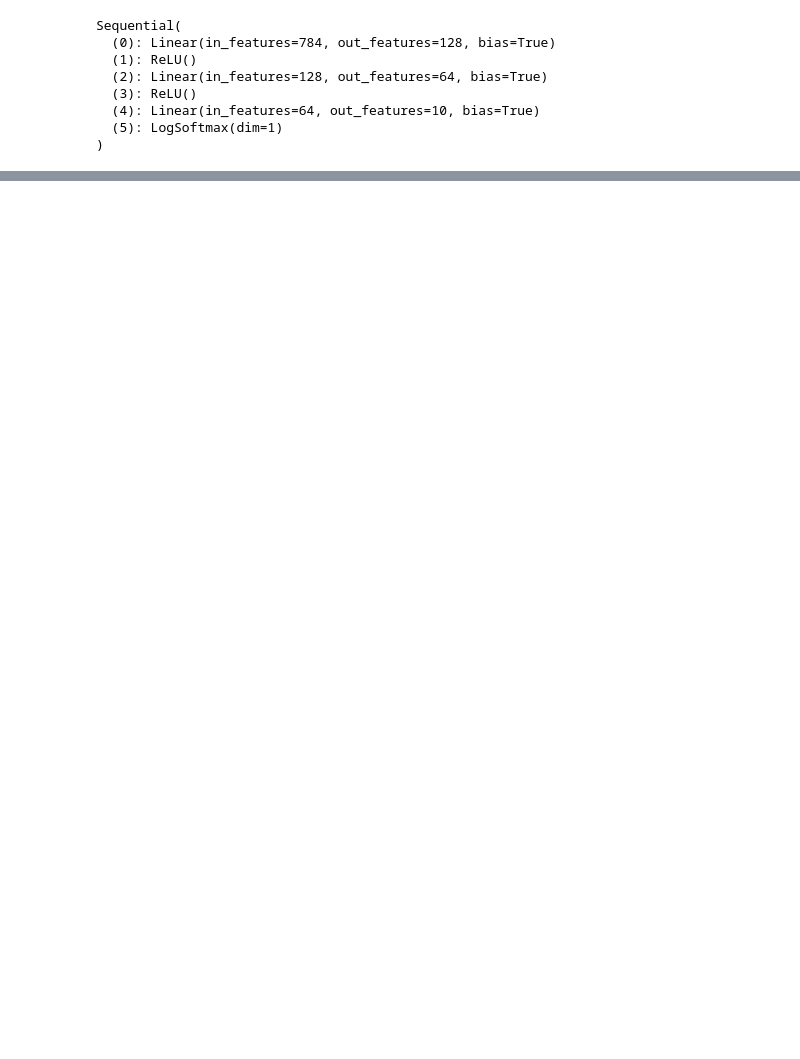
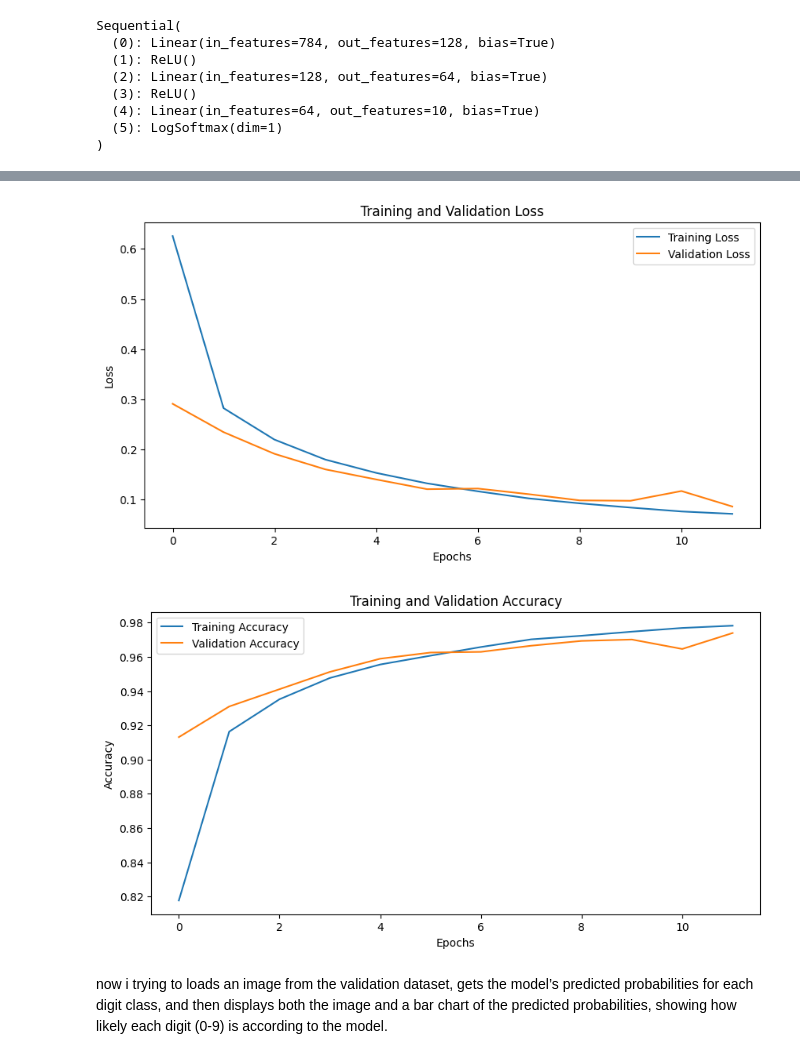
Before and after one commit to dhia06-dridi/cnn_MNIST_pytorch, a Jupyter notebook: CNN_torch.ipynb, the cells around one changed output, grey strips where cells are left out. Saved outputs shown, nothing was run; the diff lists cells and outputs as text; code cells hidden in the pictures; blank space fills up the shorter version.

```diff
--- a/CNN_torch.ipynb
+++ b/CNN_torch.ipynb
@@ -198,3 +233,28 @@ Training Time (in minutes) = 0.934420637289683
+# %%
+# Tracé des courbes de loss
+plt.figure(figsize=(10, 5))
+plt.plot(train_losses, label='Training Loss')
+plt.plot(val_losses, label='Validation Loss')
+plt.xlabel('Epochs')
+plt.ylabel('Loss')
+plt.title('Training and Validation Loss')
+plt.legend()
+plt.show()
+
+# Tracé des courbes d'accuracy
+plt.figure(figsize=(10, 5))
+plt.plot(train_accuracies, label='Training Accuracy')
+plt.plot(val_accuracies, label='Validation Accuracy')
+plt.xlabel('Epochs')
+plt.ylabel('Accuracy')
+plt.title('Training and Validation Accuracy')
+plt.legend()
+plt.show()
+# %% [output]
+[figure, added]
+[figure, added]
+# %% [markdown]
+ now i trying to loads an image from the validation dataset, gets the model’s predicted probabilities for each digit class, and then displays both the image and a bar chart of the predicted probabilities, showing how likely each digit (0-9) is according to the model.
 # %%
 import matplotlib.pyplot as plt
 import numpy as np
```
Also changed, not shown: parts of 17 cells of this notebook.
